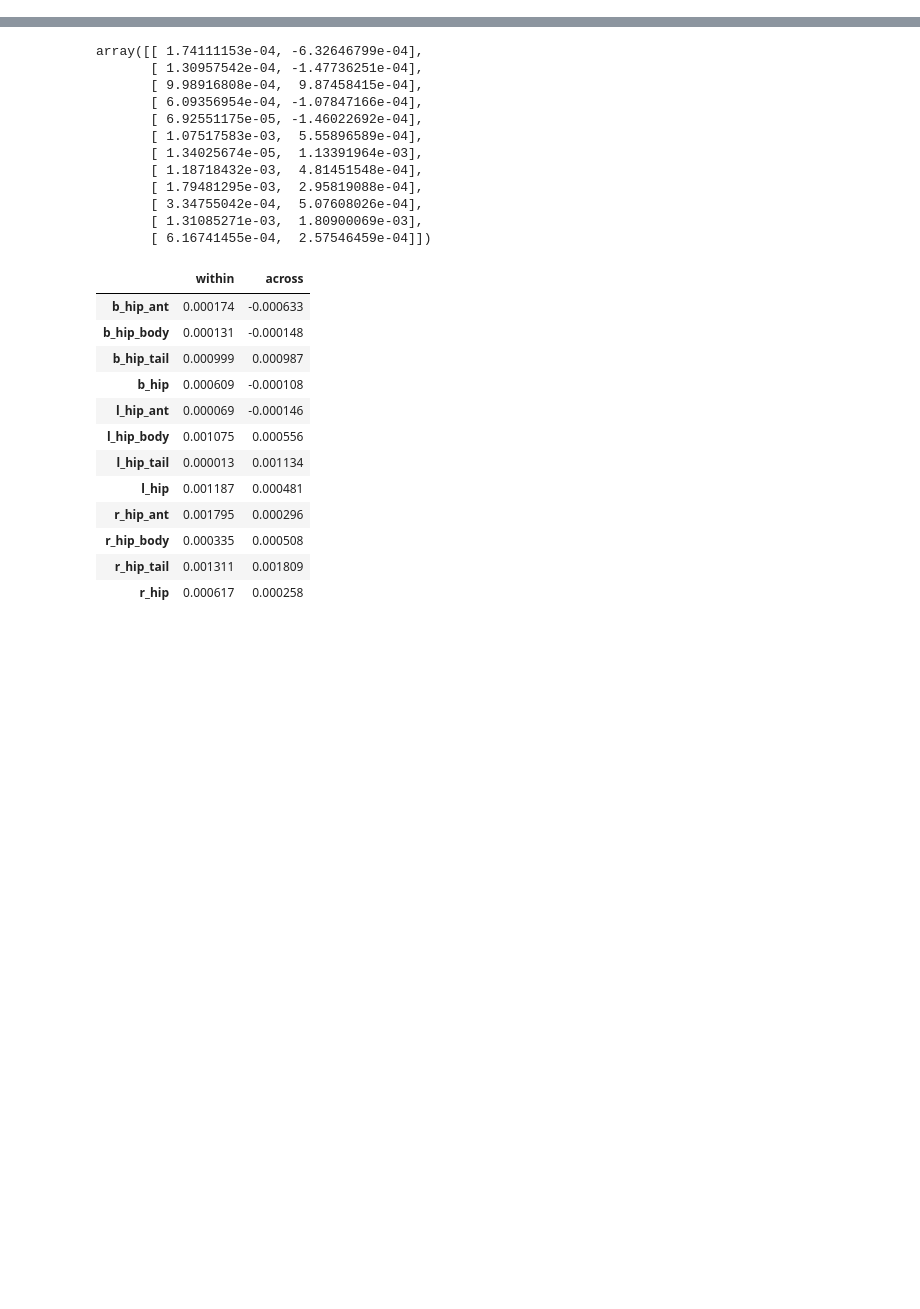
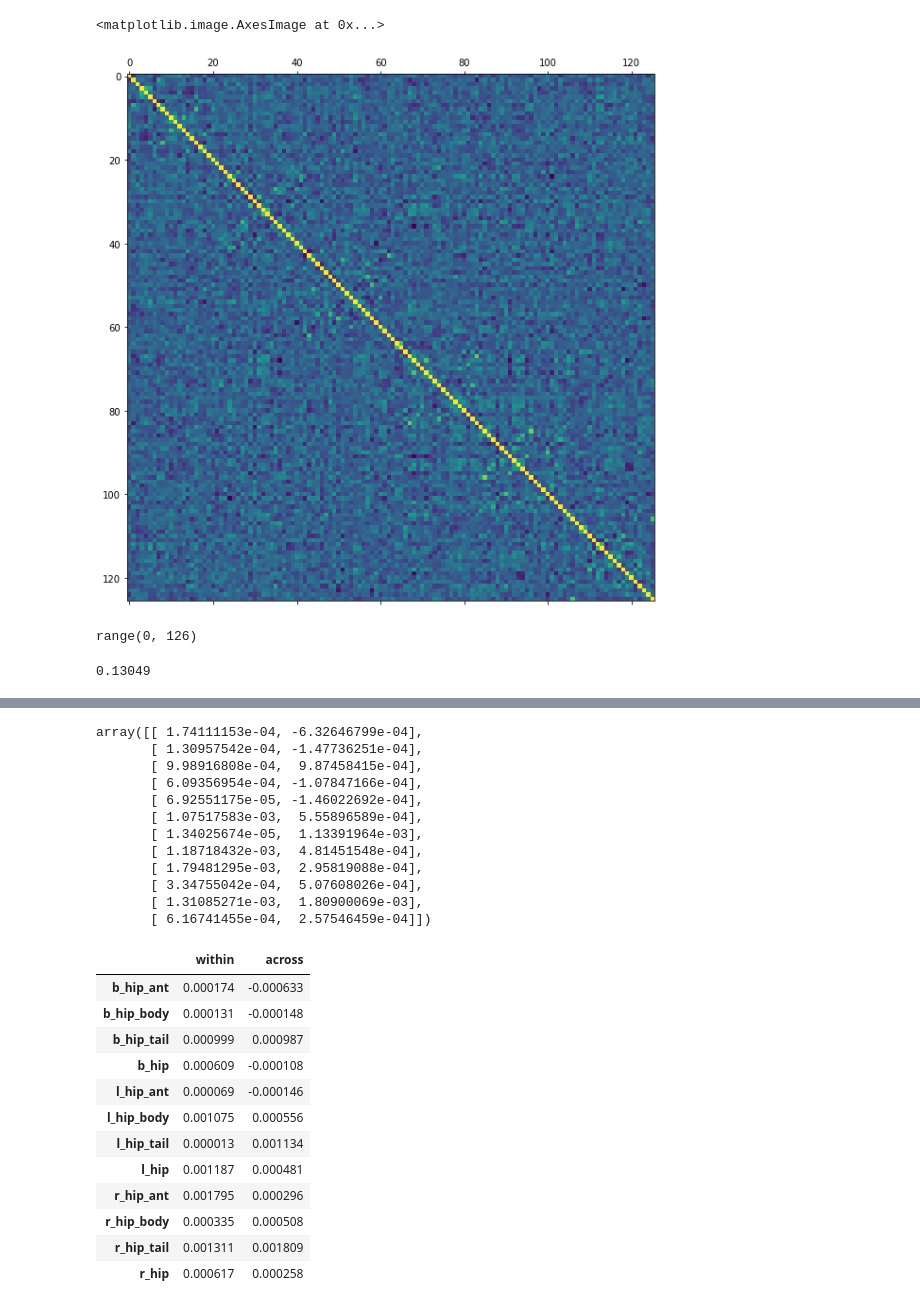
Before and after one commit to prestonlab/tesser_successor, a Jupyter notebook: jupyter/RSA_scram_LSMeans.ipynb, the cells around one changed output, grey strips where cells are left out. Cells and saved outputs as stored; diff of their text form; code cells hidden in the pictures; blank space fills up the shorter version.

Commit message:
adding item-level averages

```diff
--- a/jupyter/RSA_scram_LSMeans.ipynb
+++ b/jupyter/RSA_scram_LSMeans.ipynb
@@ -43,3 +43,6 @@ rois_np = np.repeat(rois,2)
 conditions = ('within', 'across')
 conditions_np = np.array(conditions*len(rois))
 conditions_array = [rois_np, conditions_np]
+# %%
+this_event_info = rsa.load_scram_info(event_dir)
+this_event_info
@@ -45,0 +63,9 @@ conditions_array = [rois_np, conditions_np]
+# %%
+run_all_comms = np.array(this_event_info.comm)
+run_all_runs = np.array(this_event_info.run)
+run_all_items = np.array(this_event_info.item)
+
+this_subj = 100
+this_roi = 'b_hip_ant'
+this_auto_rsa = rsa.load_rsa(data_dir, this_subj, this_roi)
+this_auto_rsa
@@ -45,0 +90,14 @@ conditions_array = [rois_np, conditions_np]
+# %%
+this_auto_rsa.shape
+plt.matshow(this_auto_rsa)
+# %% [output]
+<matplotlib.image.AxesImage at 0x...>
+[figure, added]
+# %%
+range(len(this_auto_rsa))
+# %% [output]
+range(0, 126)
+# %%
+this_auto_rsa[1, 13]
+# %% [output]
+0.13049
```
Also changed, not shown: parts of 15 cells of this notebook.
